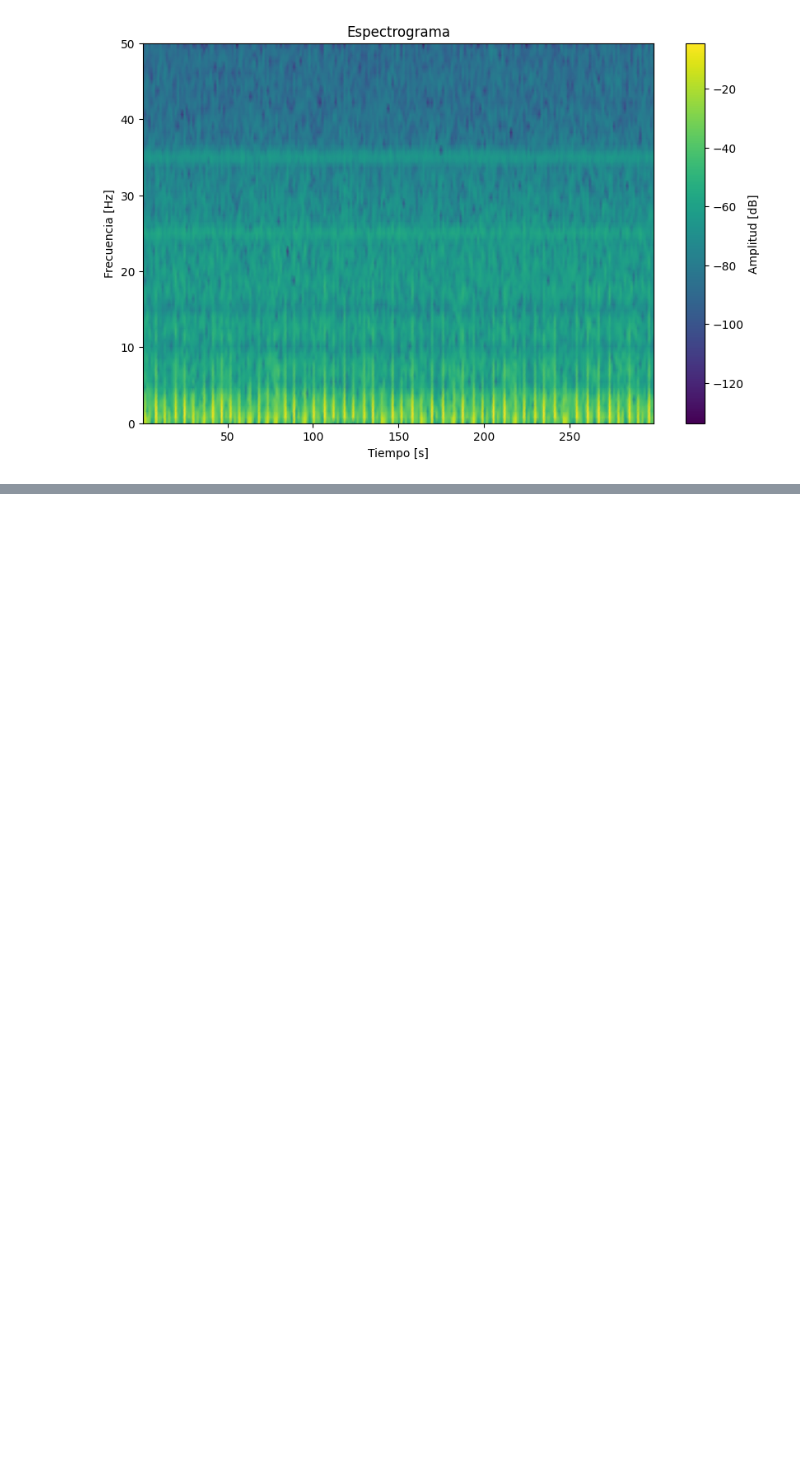
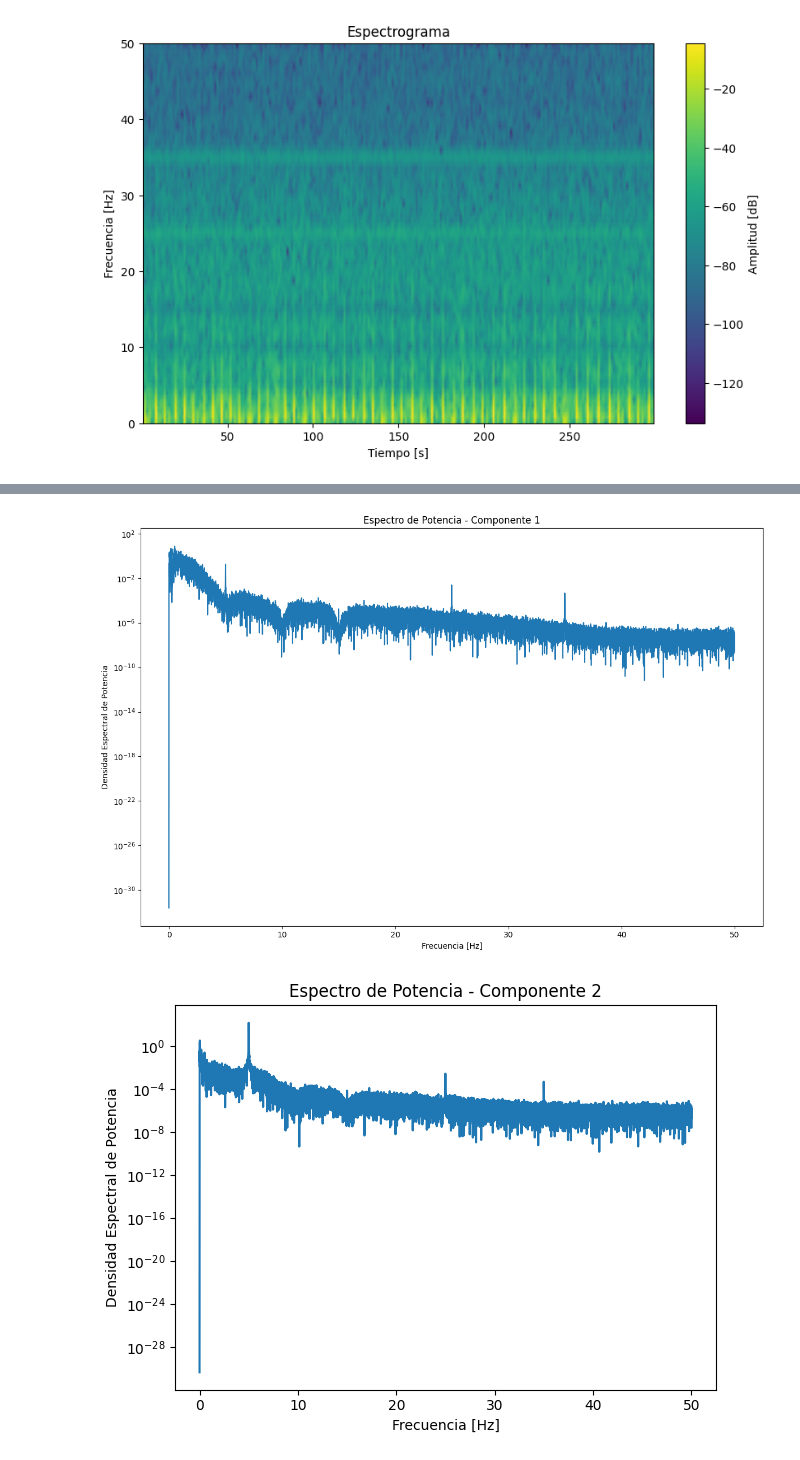
Before and after one commit to MaximilianoAntonio/Study-Labs-Digital-Medical-Signal-Processing, a Jupyter notebook: Lab 5 Anteproyecto/Codigos_utiles.ipynb, the cells around one changed output, grey strips where cells are left out. Drawn from its saved outputs; the diff is of its cells as text; code cells hidden in the pictures; blank space fills up the shorter version.

```diff
--- a/Lab 5 Anteproyecto/Codigos_utiles.ipynb
+++ b/Lab 5 Anteproyecto/Codigos_utiles.ipynb
@@ -70,0 +180,16 @@ No artists with labels found to put in legend.  Note that artists whose label st
+# %%
+from scipy.signal import periodogram
+
+fs = 100  # Frecuencia de muestreo
+plt.figure(figsize=(12, 8))
+for i in range(S_ica.shape[1]):
+    f, Pxx = periodogram(S_ica[:, i], fs)
+    plt.semilogy(f, Pxx)
+    plt.title(f'Espectro de Potencia - Componente {i+1}')
+    plt.xlabel('Frecuencia [Hz]')
+    plt.ylabel('Densidad Espectral de Potencia')
+    plt.tight_layout()
+    plt.show()
+# %% [output]
+[figure, added]
+[figure, added]
```
Also changed, not shown: parts of 6 cells of this notebook, 9 other files.
